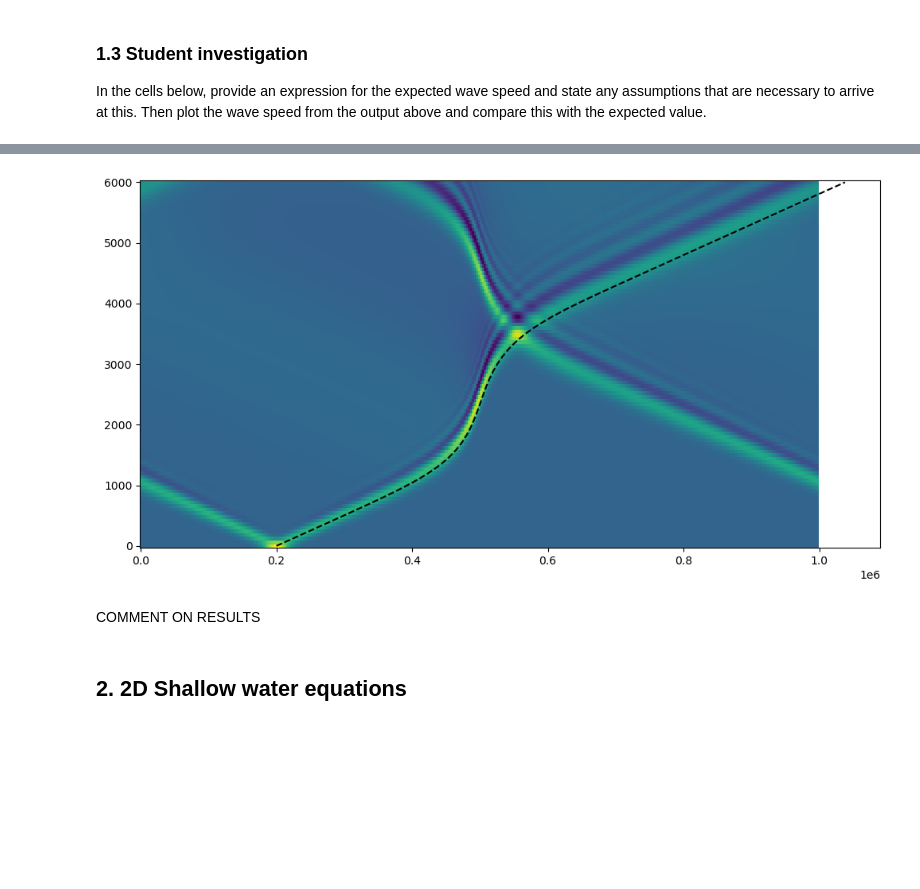
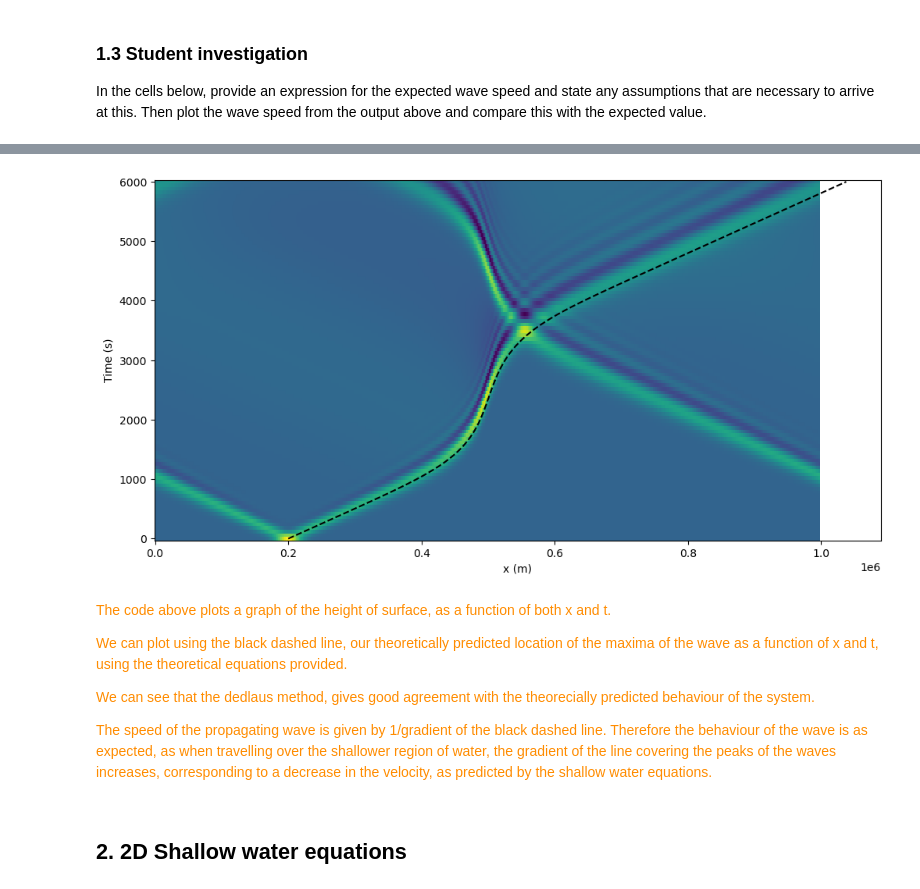
Before and after one commit to maxcharvey/QCES_LNM_projects, a Jupyter notebook: Project3_tsunami.ipynb, the cells around one changed output, grey strips where cells are left out. Saved outputs shown, nothing was run; the diff lists cells and outputs as text; code cells hidden in the pictures; blank space fills up the shorter version.

```diff
--- a/Project3_tsunami.ipynb
+++ b/Project3_tsunami.ipynb
@@ -244,20 +240,32 @@ plt.show()
 # %%
 x_synth = np.zeros(len(t_save))
 x_synth[0] = 200*kilometer
 
 for i in range(1,len(t_save)):
     H_curr = H0-(H0-H_min)*np.exp(-(x_synth[i-1]-x2)**2.0/w2**2.0)
     c_curr = np.sqrt(H_curr*g)
     x_synth[i] = x_synth[i-1] + c_curr*timestep
 
 fig = plt.subplots(figsize=(12,6))
+plt.xlabel('x (m)')
+plt.ylabel('Time (s)')
 plt.pcolormesh(x, t_save, h_save)
 plt.plot(x_synth, t_save, 'k--')
 plt.show()
 # %% [output]
-[figure, old version]
+[figure, new version]
-# %% [markdown]
-COMMENT ON RESULTS
+# %% [markdown]
+<font color='darkorange'>
+
+The code above plots a graph of the height of surface, as a function of both x and t.
+
+We can plot using the black dashed line, our theoretically predicted location of the maxima of the wave as a function of x and t, using the theoretical equations provided.
+
+We can see that the dedlaus method, gives good agreement with the theorecially predicted behaviour of the system.
+
+The speed of the propagating wave is given by 1/gradient of the black dashed line. Therefore the behaviour of the wave is as expected, as when travelling over the shallower region of water, the gradient of the line covering the peaks of the waves increases, corresponding to a decrease in the velocity, as predicted by the shallow water equations.
+
+</font>
 # %% [markdown]
 ## 2.  2D Shallow water equations
 # %% [markdown]
```
Also changed, not shown: parts of 20 cells of this notebook, 1 other file.
